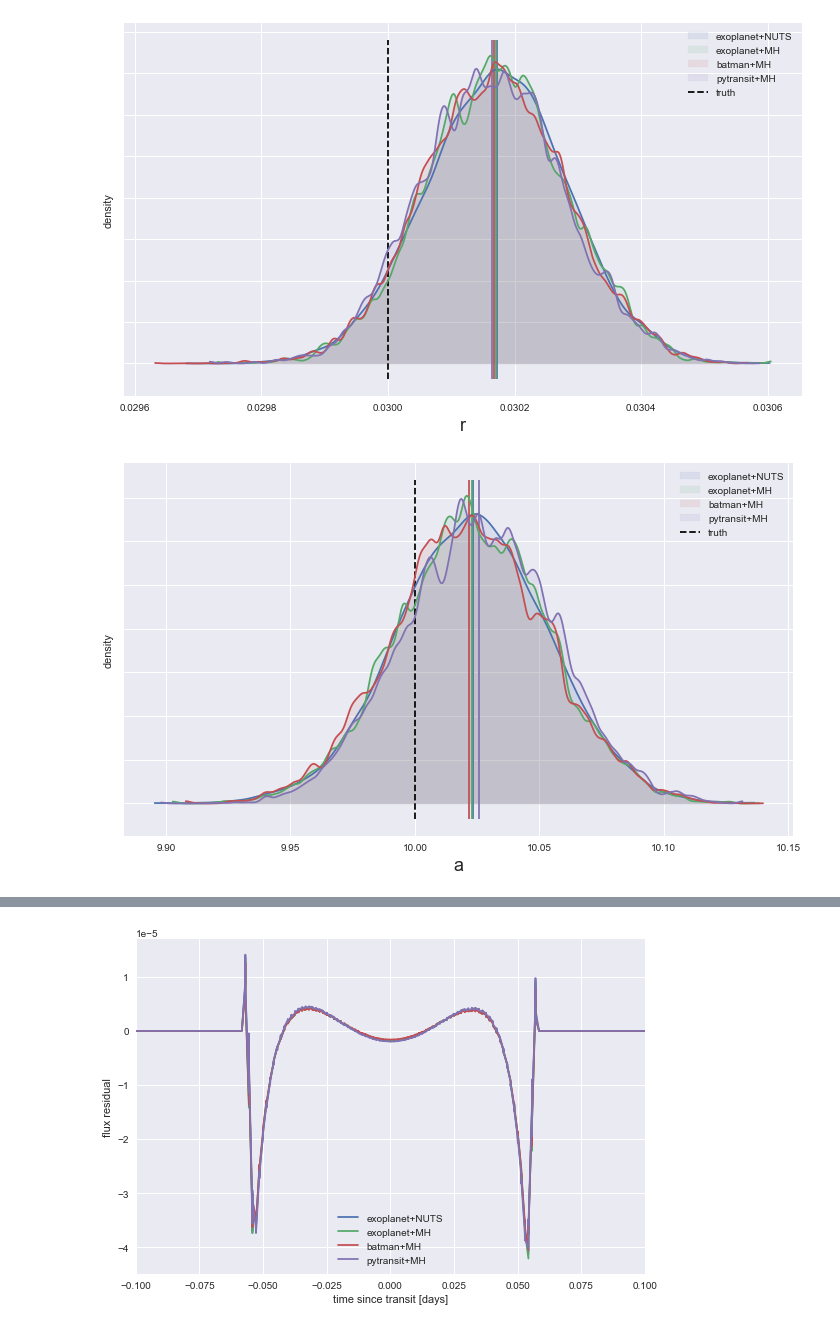
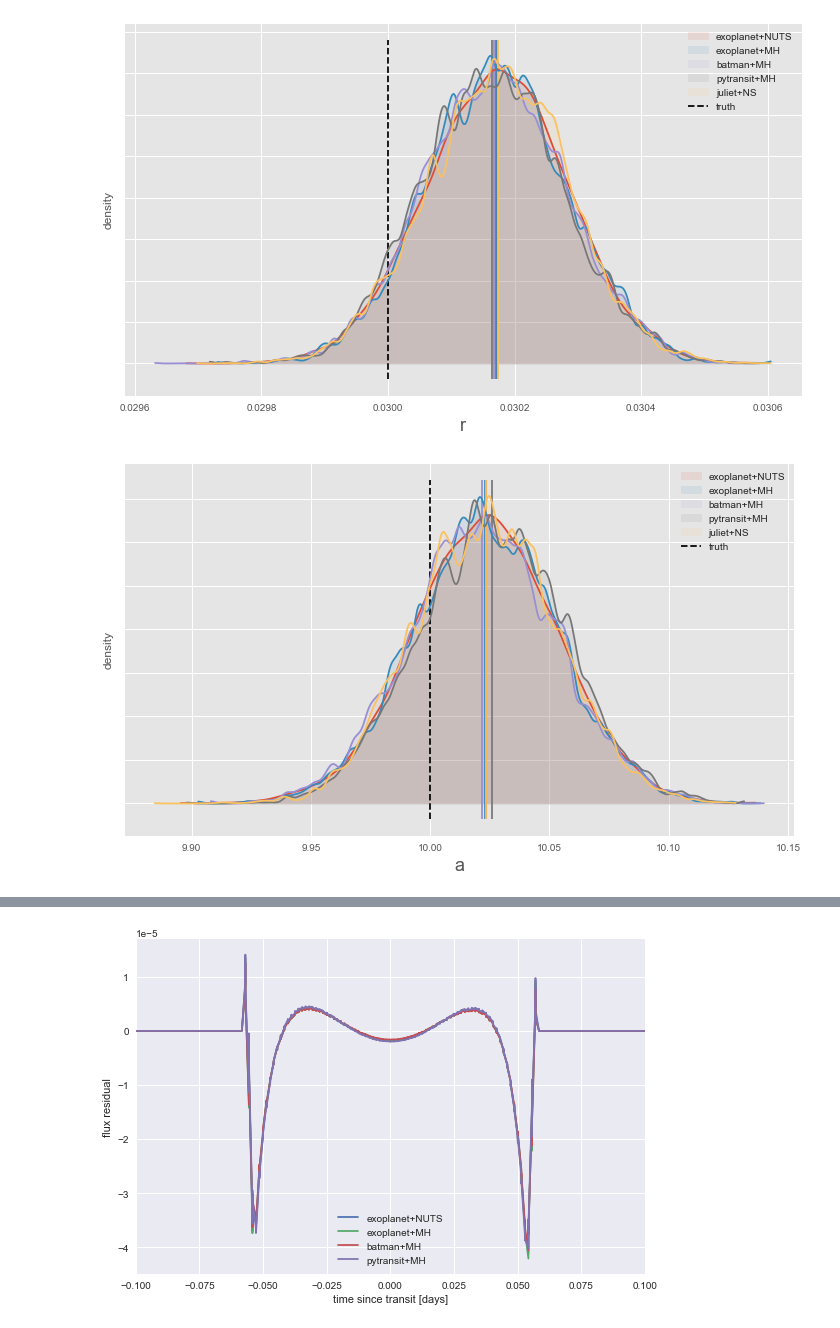
Before and after one commit to mileslucas/yeehaw, a Jupyter notebook: src/comparison.ipynb, the cells around one changed output, grey strips where cells are left out. Drawn from its saved outputs; the diff is of its cells as text; code cells hidden in the pictures.

Commit message:
add juliet to posterior plots

```diff
--- a/src/comparison.ipynb
+++ b/src/comparison.ipynb
@@ -3,7 +3,8 @@ import arviz as az
 import matplotlib.pyplot as plt
 import numpy as np
 import pymc3 as pm
-plt.style.use("seaborn")
+import pickle
+plt.style.use("ggplot")
 # %%
 def rootdir(*args):
     return os.path.join("..", *args)
@@ -19,12 +20,27 @@ ground_truth = {
     "a": 10,
     "yerr": 1e-4
 }
+# %%
+# load juliet outputs
+with open(datadir("juliet", "generated_data_100ppm", "_dynesty_NS_posteriors.pkl"), "rb") as fh:
+    juliet_results = pickle.load(fh)
+
+var_map = {"period": "P_p1", "t0": "t0_p1", "r": "p_p1", "a": "a_p1"}
+nsamps = len(juliet_results["posterior_samples"]["P_p1"])
+juliet_samples = {k: juliet_results["posterior_samples"][k2] for k, k2 in var_map.items()}
+juliet_samples["us"] = np.empty((1, nsamps, 2))
+# have to manually apply triangular bijection (😞))
+q1 = juliet_results["posterior_samples"]["q1_fake"]
+q2 = juliet_results["posterior_samples"]["q2_fake"]
+juliet_samples["us"][0, :, 0] = np.sqrt(q1) * 2 * q2
+juliet_samples["us"][0, :, 1] = np.sqrt(q1) * (1 - 2 * q2)
 # %%
 traces = {
     "exoplanet+NUTS": az.InferenceData.from_netcdf(datadir("exoplanet+NUTS_trace.nc")),
     "exoplanet+MH": az.InferenceData.from_netcdf(datadir("exoplanet+MH_trace.nc")),
     "batman+MH": az.InferenceData.from_netcdf(datadir("batman+MH_trace.nc")),
-    "pytransit+MH": az.InferenceData.from_netcdf(datadir("pytransit+MH_trace.nc"))
+    "pytransit+MH": az.InferenceData.from_netcdf(datadir("pytransit+MH_trace.nc")),
+    "juliet+NS": az.convert_to_inference_data(juliet_samples),
 }
 # %%
 fig, ax = plt.subplots(figsize=(10, 6))
@@ -52,13 +68,15 @@ for param in ground_truth.keys():
     fig, ax = plt.subplots(figsize=(10, 6))
 
     for i, (name, trace) in enumerate(traces.items()):
+        if param == "yerr" and name == "juliet+NS": continue
         az.plot_kde(trace["posterior"][param], fill_kwargs={"alpha": 0.1}, label=name, plot_kwargs={"color": f"C{i}"}, ax=ax)
 
     # rsum = np.mean([trace["posterior"][param].sum() for trace in traces.values()])
     # ax.fill_between(np.linspace(0.01, 0.1, 100), rsum/(0.1 - 0.01), 0, color="r", alpha=0.1, label="prior")
     ylims = ax.get_ylim()
     ax.vlines(ground_truth[param], *ylims, color="k", ls="--", label="truth", zorder=1)
-    for i, trace in enumerate(traces.values()):
+    for i, (name, trace) in enumerate(traces.items()):
+        if param == "yerr" and name == "juliet+NS": continue
         if param == "us":
             ax.vlines(np.median(trace["posterior"][param], axis=(0, 1)), *ylims, color=f"C{i}")
         else:
@@ -77,2 +95,2 @@ for param in ground_truth.keys():
-[figure, old version]
+[figure, new version]
-[figure, old version]
+[figure, new version]
```
Also changed, not shown: parts of 2 cells of this notebook.
